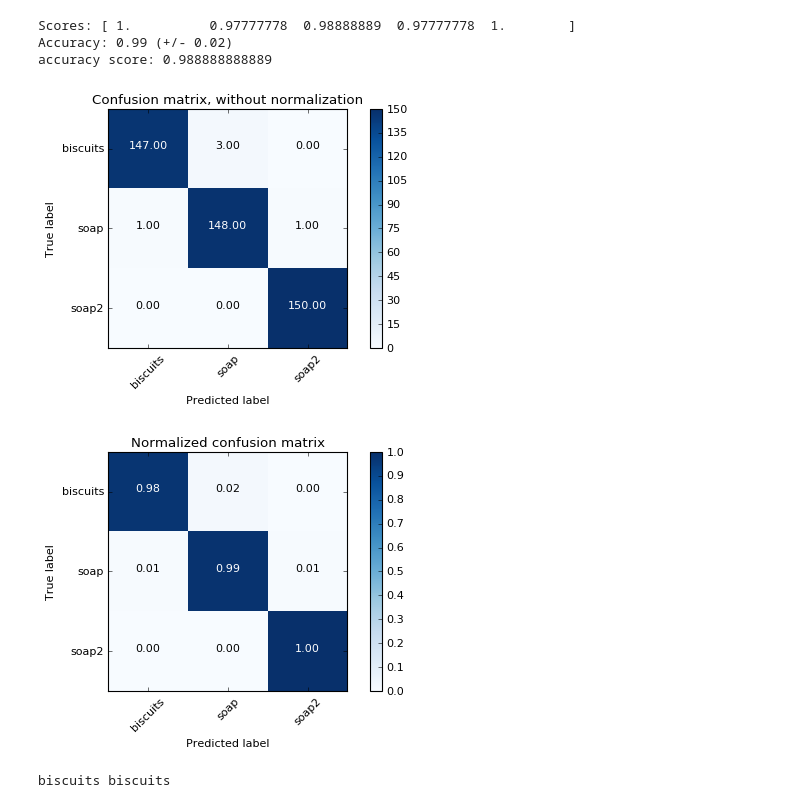
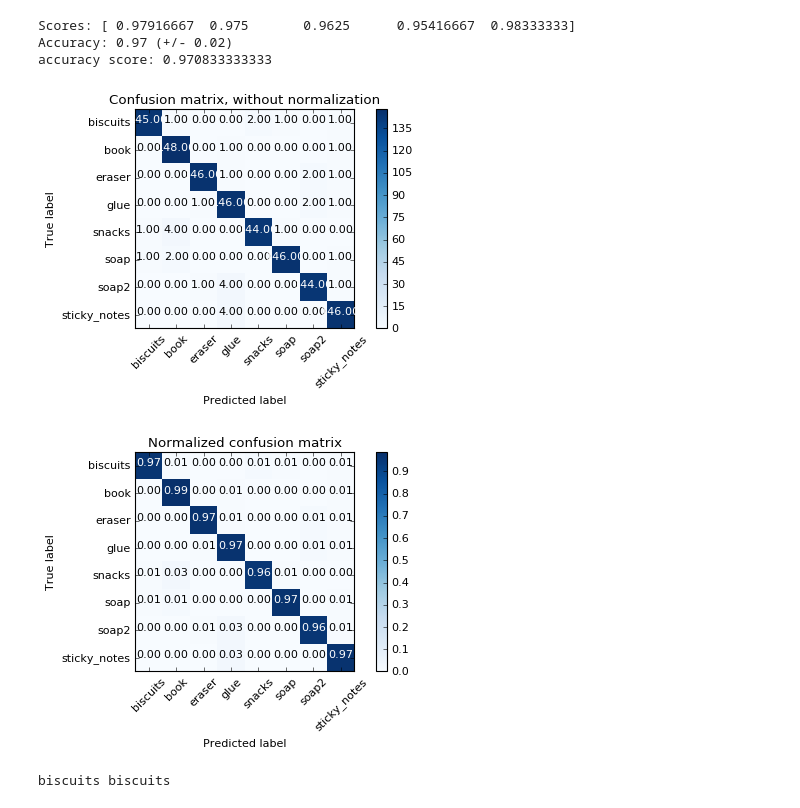
Before and after one commit to kor01/RoboND-Perception-Project, a Jupyter notebook: pr2_robot/notebook/cloud_recognition.ipynb, the cells around one changed output. Saved outputs shown, nothing was run; the diff lists cells and outputs as text; code cells hidden in the pictures.

```diff
--- a/pr2_robot/notebook/cloud_recognition.ipynb
+++ b/pr2_robot/notebook/cloud_recognition.ipynb
@@ -15,7 +15,7 @@ import ctypes
 %matplotlib inline
 dataset = pickle.load(open('./training_set.sav', 'rb'))
 # %%
-NORM_BIN_SIZE = 64
+NORM_BIN_SIZE = 2
 
 BIN_SIZE = 64
 
@@ -97,6 +97,7 @@ def train_svm(name, features, labels):
     # Create classifier
     #clf = svm.SVC(kernel='linear', C=10.0, tol=1e-5, gamma= 1.0 / 384)
     clf = svm.SVC(kernel='linear', decision_function_shape='ovr')
+
     # Set up 5-fold cross-validation
     kf = cross_validation.KFold(len(X_train),
                                 n_folds=5,
@@ -153,19 +154,20 @@ def extract_features(cloud, norm):
         return color_hist
 # %%
 train_set, labels = [], []
-#classes = ['biscuits','soap', 'soap2', 'glue', 'book', 'sticky_notes', 'snacks', 'eraser']
-classes = ['biscuits','soap', 'soap2']
+classes = ['biscuits','soap', 'soap2', 'glue', 'book', 'sticky_notes', 'snacks', 'eraser']
+#classes = ['biscuits','soap', 'soap2']
+#classes = ['biscuits','soap', 'soap2', 'book', 'glue']
 this_dataset = filter_train(classes=classes)
 for cloud, norm, label in this_dataset:
     train_set.append(extract_features(cloud, norm))
     labels.append(label)
 clf, encoder, scaler, x_train = train_svm('svm_model_1', train_set, labels)
 # %% [output]
-Scores: [ 1.          0.97777778  0.98888889  0.97777778  1.        ]
-Accuracy: 0.99 (+/- 0.02)
-accuracy score: 0.988888888889
+Scores: [ 0.97916667  0.975       0.9625      0.95416667  0.98333333]
+Accuracy: 0.97 (+/- 0.02)
+accuracy score: 0.970833333333
-[figure, old version]
+[figure, new version]
-[figure, old version]
+[figure, new version]
 # %%
 features = pickle.load(open('./feature_dump.sav', 'rb'))
 # %%
```
Also changed, not shown: 14 other files.
